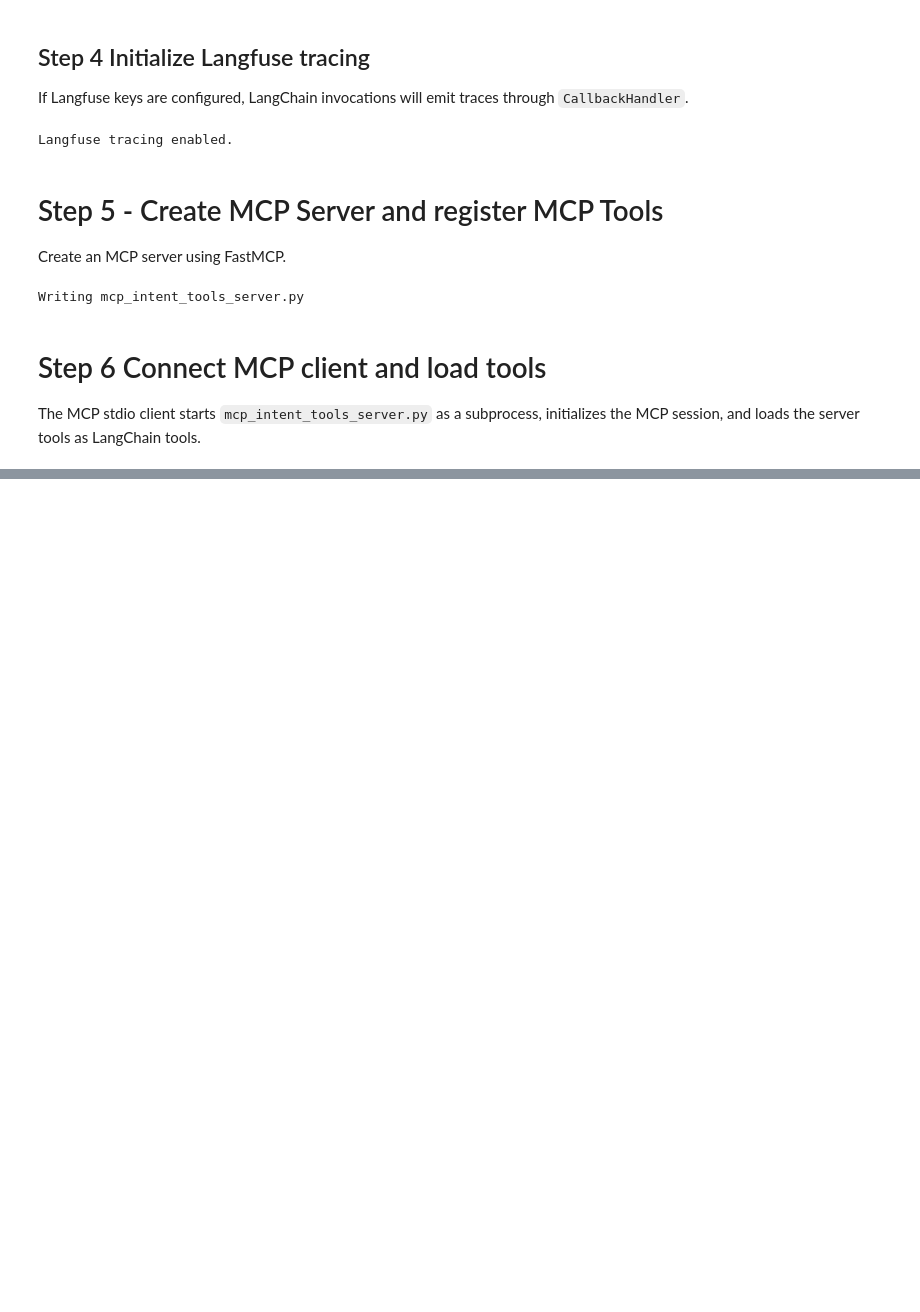
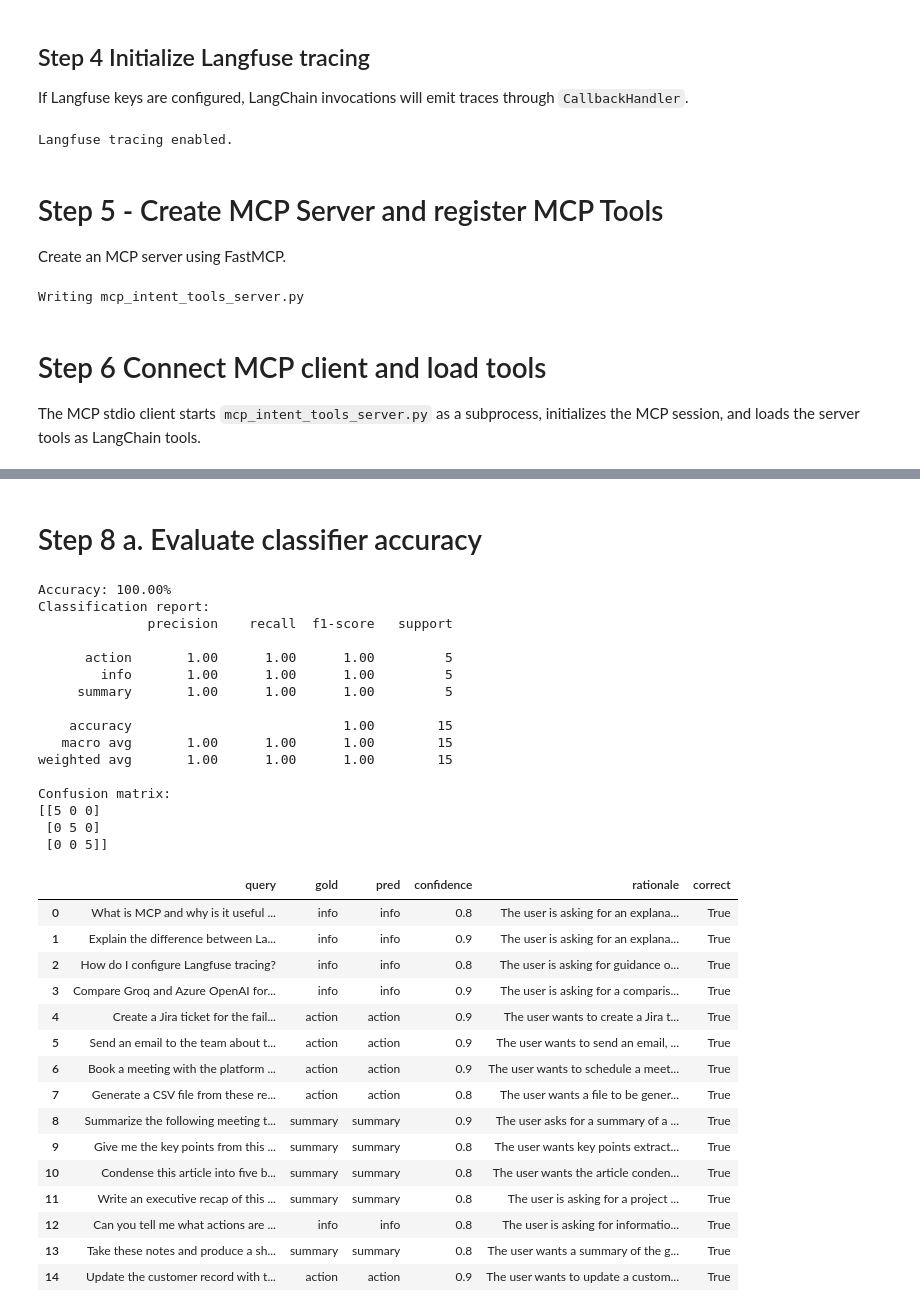
Before and after one commit to jdeepak-4u/my-new-ai-repo, a Jupyter notebook: classify_agent_mcp.ipynb, the cells around one changed output, grey strips where cells are left out. Drawn from its saved outputs; the diff is of its cells as text; code cells hidden in the pictures; blank space fills up the shorter version.

```diff
--- a/classify_agent_mcp.ipynb
+++ b/classify_agent_mcp.ipynb
@@ -209,0 +369,80 @@ UnsupportedOperation: fileno
+# %% [markdown]
+# Step 8 a. Evaluate classifier accuracy
+# %%
+import pandas as pd
+from sklearn.metrics import accuracy_score, classification_report, confusion_matrix
+
+EVAL_DATA = [
+    ("What is MCP and why is it useful for agents?", "info"),
+    ("Explain the difference between LangChain and LangGraph.", "info"),
+    ("How do I configure Langfuse tracing?", "info"),
+    ("Compare Groq and Azure OpenAI for latency-sensitive workloads.", "info"),
+    ("Create a Jira ticket for the failed login bug.", "action"),
+    ("Send an email to the team about tomorrow's demo.", "action"),
+    ("Book a meeting with the platform team next Monday.", "action"),
+    ("Generate a CSV file from these records.", "action"),
+    ("Summarize the following meeting transcript.", "summary"),
+    ("Give me the key points from this support conversation.", "summary"),
+    ("Condense this article into five bullets.", "summary"),
+    ("Write an executive recap of this project update.", "summary"),
+    ("Can you tell me what actions are available in this workflow?", "info"),
+    ("Take these notes and produce a short summary.", "summary"),
+    ("Update the customer record with the new phone number.", "action"),
+]
+
+async def evaluate_classifier(classifier, dataset=EVAL_DATA, run_prefix="eval"):
+    rows = []
+    for query, gold in dataset:
+        pred = await classify_intent(query, classifier=classifier, run_name=f"{run_prefix}-{gold}")
+        rows.append({
+            "query": query,
+            "gold": gold,
+            "pred": pred.intent,
+            "confidence": pred.confidence,
+            "rationale": pred.rationale,
+            "correct": pred.intent == gold,
+        })
+    df = pd.DataFrame(rows)
+    acc = accuracy_score(df["gold"], df["pred"])
+    print(f"Accuracy: {acc:.2%}")
+    print("Classification report:")
+    print(classification_report(df["gold"], df["pred"]))
+    print("Confusion matrix:")
+    print(confusion_matrix(df["gold"], df["pred"], labels=["info", "action", "summary"]))
+    return df
+
+initial_eval_df = asyncio.get_event_loop().run_until_complete(evaluate_classifier(initial_classifier, run_prefix="initial"))
+initial_eval_df
+# %% [output]
+Accuracy: 100.00%
+Classification report:
+              precision    recall  f1-score   support
+
+      action       1.00      1.00      1.00         5
+        info       1.00      1.00      1.00         5
+     summary       1.00      1.00      1.00         5
+
+    accuracy                           1.00        15
+   macro avg       1.00      1.00      1.00        15
+weighted avg       1.00      1.00      1.00        15
+
+Confusion matrix:
+[[5 0 0]
+ [0 5 0]
+ [0 0 5]]
+|  | query | gold | pred | confidence | rationale | correct |
+| 0 | What is MCP and why is it useful ... | info | info | 0.8 | The user is asking for an explana... | True |
+| 1 | Explain the difference between La... | info | info | 0.9 | The user is asking for an explana... | True |
+| 2 | How do I configure Langfuse tracing? | info | info | 0.8 | The user is asking for guidance o... | True |
+| 3 | Compare Groq and Azure OpenAI for... | info | info | 0.9 | The user is asking for a comparis... | True |
+| 4 | Create a Jira ticket for the fail... | action | action | 0.9 | The user wants to create a Jira t... | True |
+| 5 | Send an email to the team about t... | action | action | 0.9 | The user wants to send an email, ... | True |
+| 6 | Book a meeting with the platform ... | action | action | 0.9 | The user wants to schedule a meet... | True |
+| 7 | Generate a CSV file from these re... | action | action | 0.8 | The user wants a file to be gener... | True |
+| 8 | Summarize the following meeting t... | summary | summary | 0.9 | The user asks for a summary of a ... | True |
+| 9 | Give me the key points from this ... | summary | summary | 0.8 | The user wants key points extract... | True |
+| 10 | Condense this article into five b... | summary | summary | 0.8 | The user wants the article conden... | True |
+| 11 | Write an executive recap of this ... | summary | summary | 0.8 | The user is asking for a project ... | True |
+| 12 | Can you tell me what actions are ... | info | info | 0.8 | The user is asking for informatio... | True |
+| 13 | Take these notes and produce a sh... | summary | summary | 0.8 | The user wants a summary of the g... | True |
+| 14 | Update the customer record with t... | action | action | 0.9 | The user wants to update a custom... | True |
```
Also changed, not shown: parts of 16 cells of this notebook.
